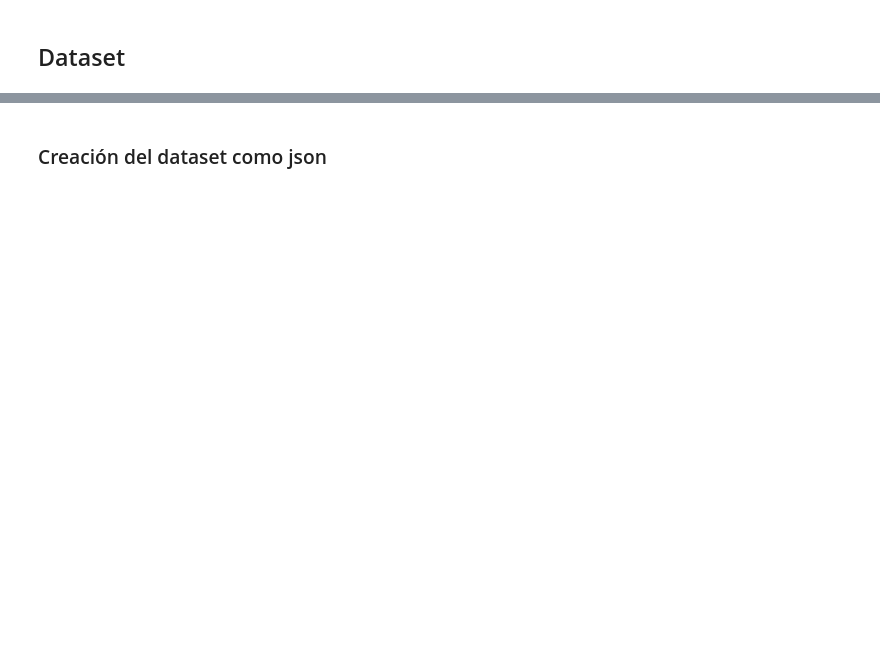
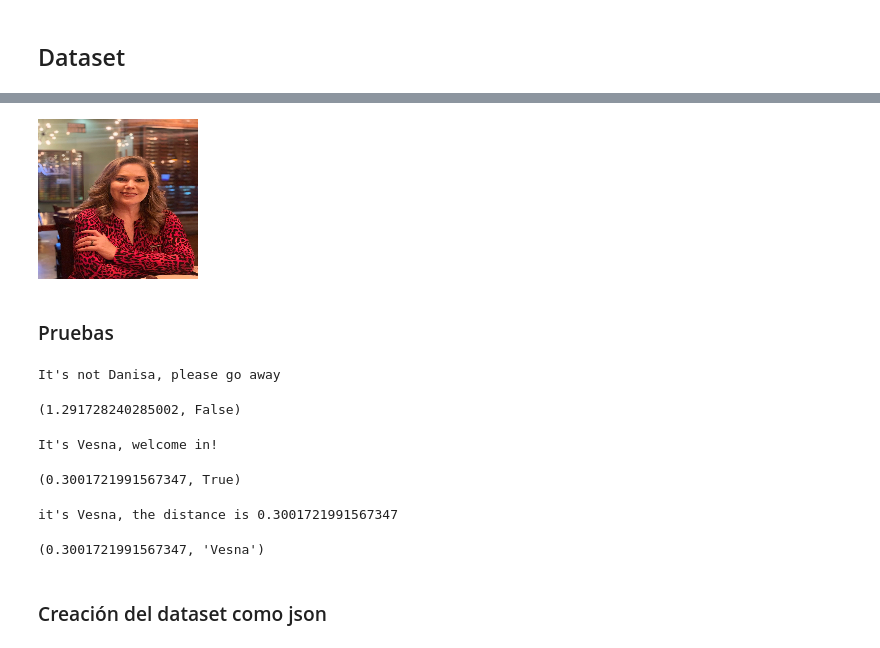
Before and after one commit to VesnaPivac/Face-Recognition, a Jupyter notebook: FR_creacion_de_dataset.ipynb, the cells around one changed output, grey strips where cells are left out. Drawn from its saved outputs; the diff is of its cells as text; code cells hidden in the pictures; blank space fills up the shorter version.

Commit message:
Agregacion de pruebas y funciones

```diff
--- a/FR_creacion_de_dataset.ipynb
+++ b/FR_creacion_de_dataset.ipynb
@@ -78,3 +195,24 @@ database['Danisa'] = img_to_encoding('images/danisa.jpg', FRmodel).tolist()
+# %%
+danisa
+# %% [output]
+[figure, added]
+# %% [markdown]
+### Pruebas
+# %%
+verify("images/imagen-023.jpg", "Danisa", database, FRmodel)
+# %% [output]
+It's not Danisa, please go away
+(1.291728240285002, False)
+# %%
+verify("images/imagen-023.jpg", "Vesna", database, FRmodel)
+# %% [output]
+It's Vesna, welcome in!
+(0.3001721991567347, True)
+# %%
+who_is_it("images/imagen-023.jpg", database, FRmodel)
+# %% [output]
+it's Vesna, the distance is 0.3001721991567347
+(0.3001721991567347, 'Vesna')
 # %% [markdown]
 ### Creación del dataset como json
 # %%
```
Also changed, not shown: parts of 13 cells of this notebook, 1 other file.
